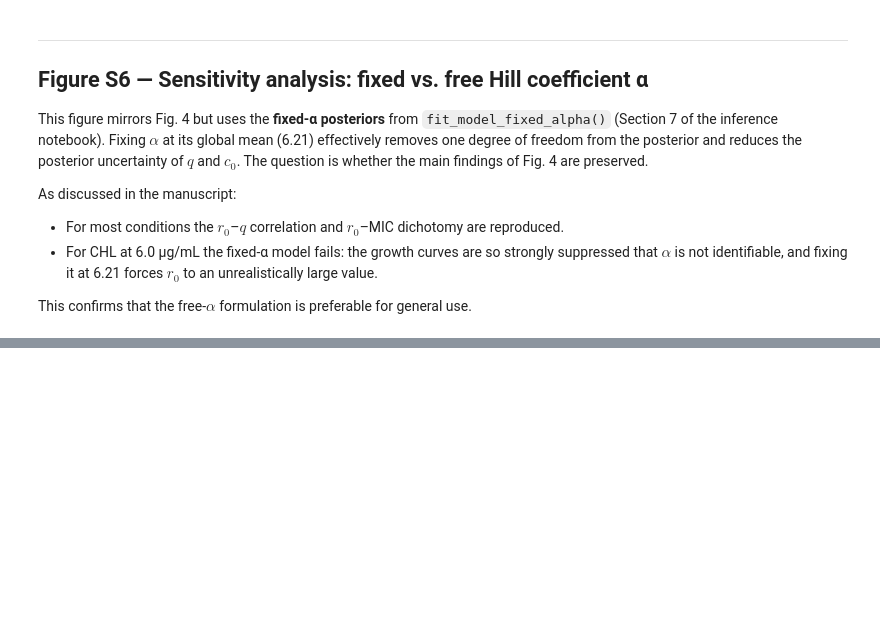
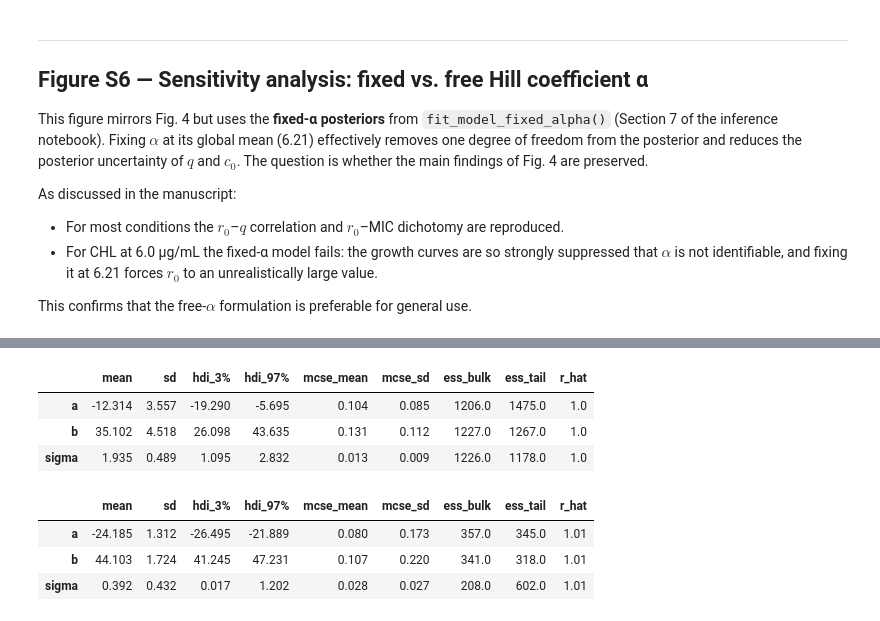
Before and after one commit to PabloCatalan/ciprofloxacin, a Jupyter notebook: supp_figures.ipynb, the cells around one changed output, grey strips where cells are left out. Cells and saved outputs as stored; diff of their text form; code cells hidden in the pictures; blank space fills up the shorter version.

```diff
--- a/supp_figures.ipynb
+++ b/supp_figures.ipynb
@@ -232,3 +239,39 @@ As discussed in the manuscript:
 - For CHL at 6.0 µg/mL the fixed-α model fails: the growth curves are so strongly suppressed that $\alpha$ is not identifiable, and fixing it at 6.21 forces $r_0$ to an unrealistically large value.
 
 This confirms that the free-$\alpha$ formulation is preferable for general use.
+# %%
+# One color per experimental condition
+conditions = ["glucose", "glycerol", "TMP", "CHL"]
+colors     = {'glucose': 'blue', 'TMP': 'red', 'glycerol': 'green', 'CHL': 'purple'}
+
+df = pd.read_csv("results/parameters_table_fixed_alpha.csv")
+
+# -----------------------------------------------------------------------
+# Bayesian linear regression for TMP: q ~ a + b * r0
+# Used to draw the posterior-predictive band in panel A.
+# -----------------------------------------------------------------------
+def line(x, a, b):
+    return a + b * x
+
+dfTMP = df[df.medium == 'TMP']
+with pm.Model() as generative_model:
+    x = pm.Data("r0", dfTMP.r0_mean)
+    y = pm.Data("q",  dfTMP.q_mean)
+    a     = pm.Normal('a', sigma=40)
+    b     = pm.Normal('b', sigma=40)
+    sigma = pm.HalfNormal('sigma')
+    likelihood = pm.Normal("y_obs", mu=line(x, a, b), sigma=sigma, observed=y)
+    idataTMP = pm.sample(draws=1000, tune=2000, target_accept=0.95,
+                         cores=4, return_inferencedata=True)
+
+# Bayesian linear regression for CHL: same model
+dfCHL = df[df.medium == 'CHL']
+with pm.Model() as generative_model:
+    x = pm.Data("r0", dfCHL.r0_mean)
+    y = pm.Data("q",  dfCHL.q_mean)
+    a     = pm.Normal('a', sigma=40)
+    b     = pm.Normal('b', sigma=40)
+    sigma = pm.HalfNormal('sigma')
+    likelihood = pm.Normal("y_obs", mu=a + b * x, sigma=sigma, observed=y)
+    idataCHL = pm.sample(draws=1000, tune=2000, target_accept=0.99,
+                         cores=4, return_inferencedata=True)
@@ -235,3 +294,19 @@ This confirms that the free-$\alpha$ formulation is preferable for general use.
+# %%
+# Optional: quick summary of the TMP linear regression coefficients
+az.summary(idataTMP)
+# %% [output]
+|  | mean | sd | hdi_3% | hdi_97% | mcse_mean | mcse_sd | ess_bulk | ess_tail | r_hat |
+| a | -12.314 | 3.557 | -19.290 | -5.695 | 0.104 | 0.085 | 1206.0 | 1475.0 | 1.0 |
+| b | 35.102 | 4.518 | 26.098 | 43.635 | 0.131 | 0.112 | 1227.0 | 1267.0 | 1.0 |
+| sigma | 1.935 | 0.489 | 1.095 | 2.832 | 0.013 | 0.009 | 1226.0 | 1178.0 | 1.0 |
+# %%
+# Optional: quick summary of the CHL linear regression coefficients
+az.summary(idataCHL)
+# %% [output]
+|  | mean | sd | hdi_3% | hdi_97% | mcse_mean | mcse_sd | ess_bulk | ess_tail | r_hat |
+| a | -24.185 | 1.312 | -26.495 | -21.889 | 0.080 | 0.173 | 357.0 | 345.0 | 1.01 |
+| b | 44.103 | 1.724 | 41.245 | 47.231 | 0.107 | 0.220 | 341.0 | 318.0 | 1.01 |
+| sigma | 0.392 | 0.432 | 0.017 | 1.202 | 0.028 | 0.027 | 208.0 | 602.0 | 1.01 |
 # %%
 conditions = ["glucose", "glycerol", "TMP", "CHL"]
 colors     = {'glucose': 'blue', 'TMP': 'red', 'glycerol': 'green', 'CHL': 'purple'}
```
Also changed, not shown: parts of 4 cells of this notebook, 2 other files.
